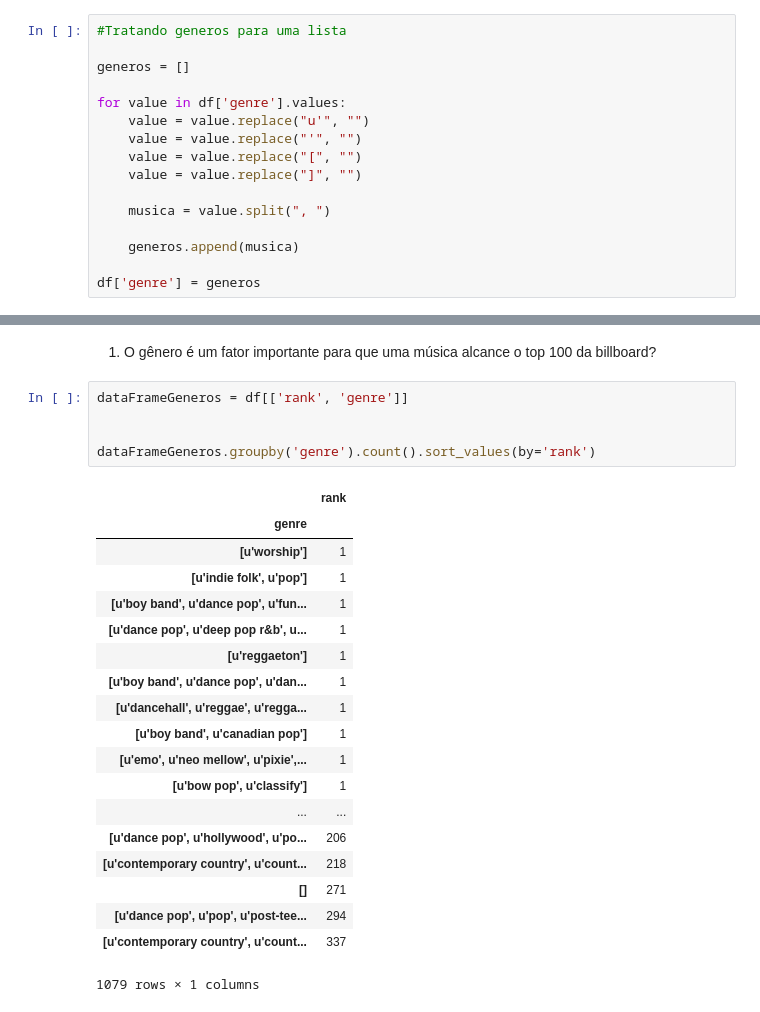
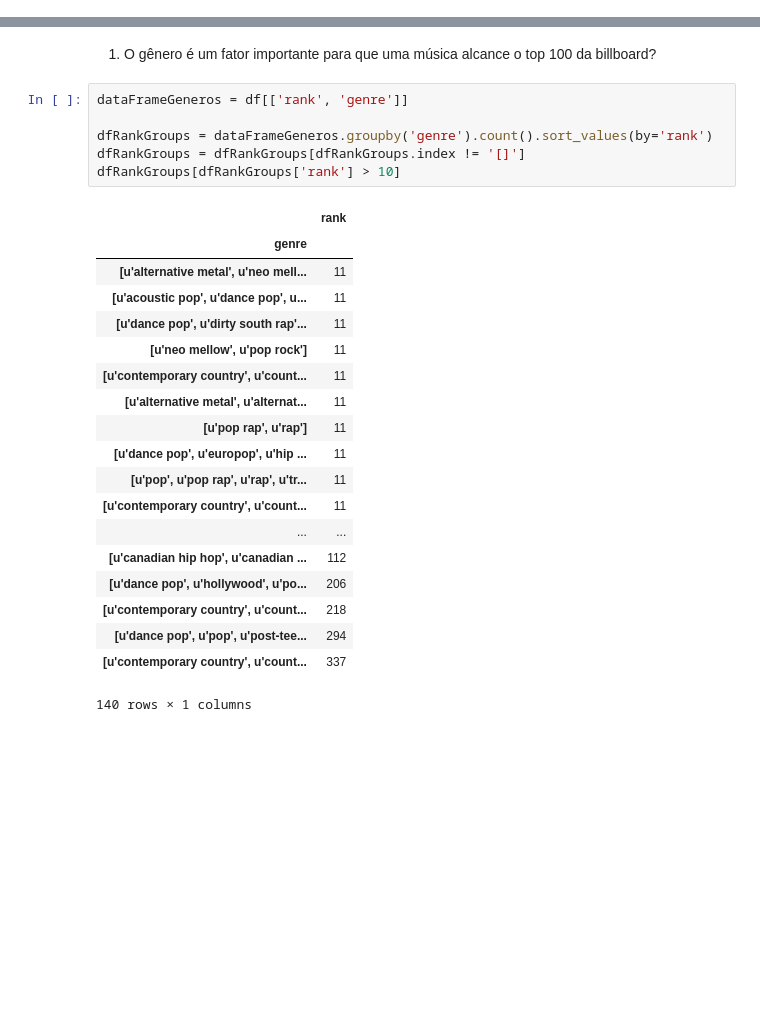
Before and after one commit to mibrahimfm/TP-ICD, a Jupyter notebook: TP-ICD.ipynb, the cells around one changed output, grey strips where cells are left out. Saved outputs shown, nothing was run; the diff lists cells and outputs as text; blank space fills up the shorter version.

Commit message:
Cria visualização inicial para responder pergunta dos gêneros

```diff
--- a/TP-ICD.ipynb
+++ b/TP-ICD.ipynb
@@ -12,19 +12,3 @@ df = df[['date', 'title', 'artist', 'peak_pos', 'last_pos', 'weeks', 'rank', 'ch
 
 # Removendo na
 df = df.dropna()
-# %%
-#Tratando generos para uma lista
-
-generos = []
-
-for value in df['genre'].values:
-    value = value.replace("u'", "")
-    value = value.replace("'", "")
-    value = value.replace("[", "")
-    value = value.replace("]", "")
-
-    musica = value.split(", ")
-
-    generos.append(musica)
-
-df['genre'] = generos
@@ -73,25 +27,26 @@ df.head()
 # %%
 dataFrameGeneros = df[['rank', 'genre']]
 
-
-dataFrameGeneros.groupby('genre').count().sort_values(by='rank')
+dfRankGroups = dataFrameGeneros.groupby('genre').count().sort_values(by='rank')
+dfRankGroups = dfRankGroups[dfRankGroups.index != '[]']
+dfRankGroups[dfRankGroups['rank'] > 10]
 # %% [output]
 |  | rank |
 | genre |  |
-| [u'worship'] | 1 |
-| [u'indie folk', u'pop'] | 1 |
-| [u'boy band', u'dance pop', u'fun... | 1 |
-| [u'dance pop', u'deep pop r&b', u... | 1 |
-| [u'reggaeton'] | 1 |
-| [u'boy band', u'dance pop', u'dan... | 1 |
-| [u'dancehall', u'reggae', u'regga... | 1 |
-| [u'boy band', u'canadian pop'] | 1 |
-| [u'emo', u'neo mellow', u'pixie',... | 1 |
-| [u'bow pop', u'classify'] | 1 |
+| [u'alternative metal', u'neo mell... | 11 |
+| [u'acoustic pop', u'dance pop', u... | 11 |
+| [u'dance pop', u'dirty south rap'... | 11 |
+| [u'neo mellow', u'pop rock'] | 11 |
+| [u'contemporary country', u'count... | 11 |
+| [u'alternative metal', u'alternat... | 11 |
+| [u'pop rap', u'rap'] | 11 |
+| [u'dance pop', u'europop', u'hip ... | 11 |
+| [u'pop', u'pop rap', u'rap', u'tr... | 11 |
+| [u'contemporary country', u'count... | 11 |
 | ... | ... |
+| [u'canadian hip hop', u'canadian ... | 112 |
 | [u'dance pop', u'hollywood', u'po... | 206 |
 | [u'contemporary country', u'count... | 218 |
-| [] | 271 |
 | [u'dance pop', u'pop', u'post-tee... | 294 |
 | [u'contemporary country', u'count... | 337 |
-1079 rows × 1 columns
+140 rows × 1 columns
```
Also changed, not shown: parts of 8 cells of this notebook.
